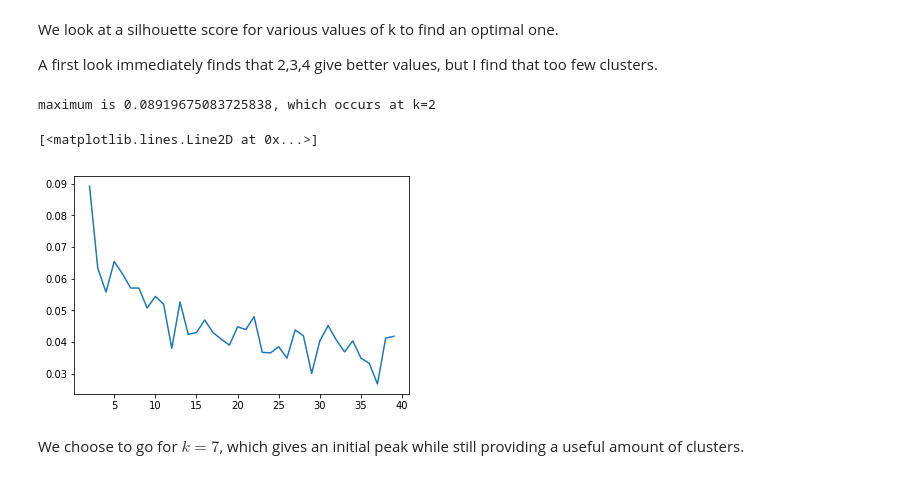
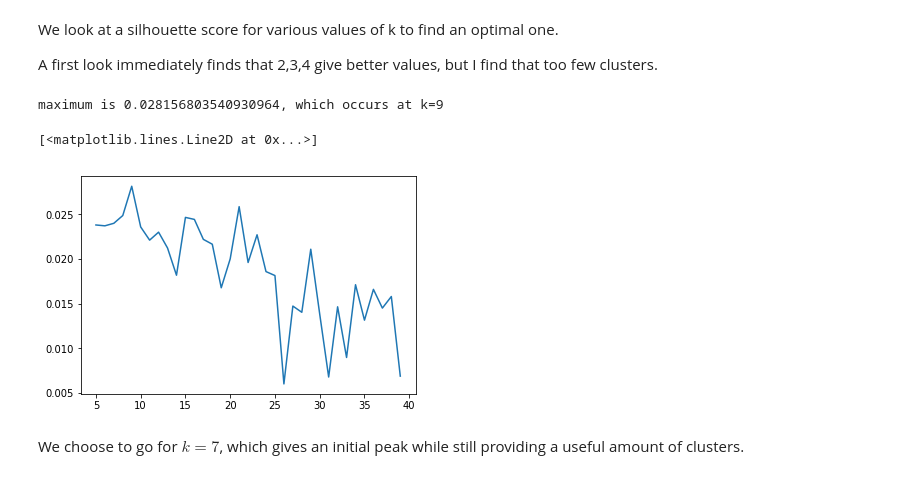
Before and after one commit to rezaabdullah/Coursera_Capstone, a Jupyter notebook: Dutch_cities.ipynb, the cells around one changed output. Drawn from its saved outputs; the diff is of its cells as text; code cells hidden in the pictures.

```diff
--- a/Dutch_cities.ipynb
+++ b/Dutch_cities.ipynb
@@ -491,7 +484,7 @@ df_common_venues.head()
 # %% [markdown]
 For clustering, we use the averages for every category as found in section 3, but drop the city attributes
 # %%
-df_clustering = df_venues_onehot.groupby(['City']).nth(list(range(5)), dropna=None).groupby(['City']).mean().reset_index().drop(['City'],1)
+df_clustering = df_venues_onehot.groupby(['City']).nth(list(range(10)), dropna=None).groupby(['City']).max().reset_index().drop(['City'],1).astype(bool)
 df_clustering.head()
 # %% [output]
 |  | ATM | Accessories Store | Afghan Restaurant | African Restaurant | Airport Terminal | ... |
@@ -508,20 +501,21 @@ We look at a silhouette score for various values of k to find an optimal one.
 
 A first look immediately finds that 2,3,4 give better values, but I find that too few clusters.
 # %%
-START = 2
+START = 5
 END = 40
 scores = []
 for k in range(START, END):
     # run k-means clustering
     kmeans = KMeans(n_clusters=k).fit(df_clustering)
 
     scores.append(metrics.silhouette_score(df_clustering, kmeans.labels_))
 print( "maximum is {}, which occurs at k={}".format(np.max(scores),np.argmax(scores)+START))
+kclusters=np.argmax(scores)+START
 plt.plot(range(START,END),scores)
 # %% [output]
-maximum is 0.08919675083725838, which occurs at k=2
+maximum is 0.028156803540930964, which occurs at k=9
 [<matplotlib.lines.Line2D at 0x...>]
-[figure, old version]
+[figure, new version]
 # %% [markdown]
 We choose to go for $k=7$, which gives an initial peak while still providing a useful amount of clusters.
 # %% [markdown]
```
Also changed, not shown: parts of 41 cells of this notebook.
